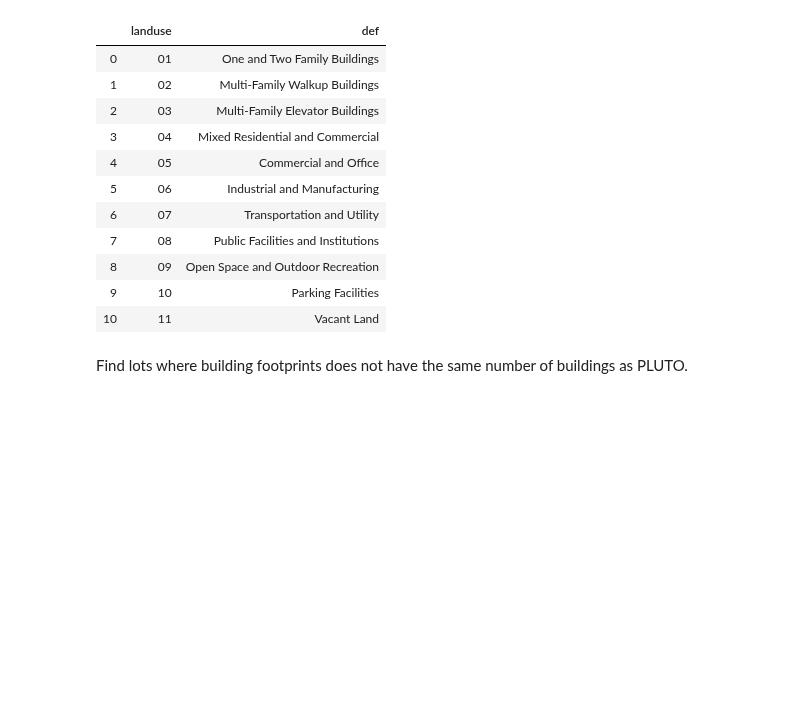
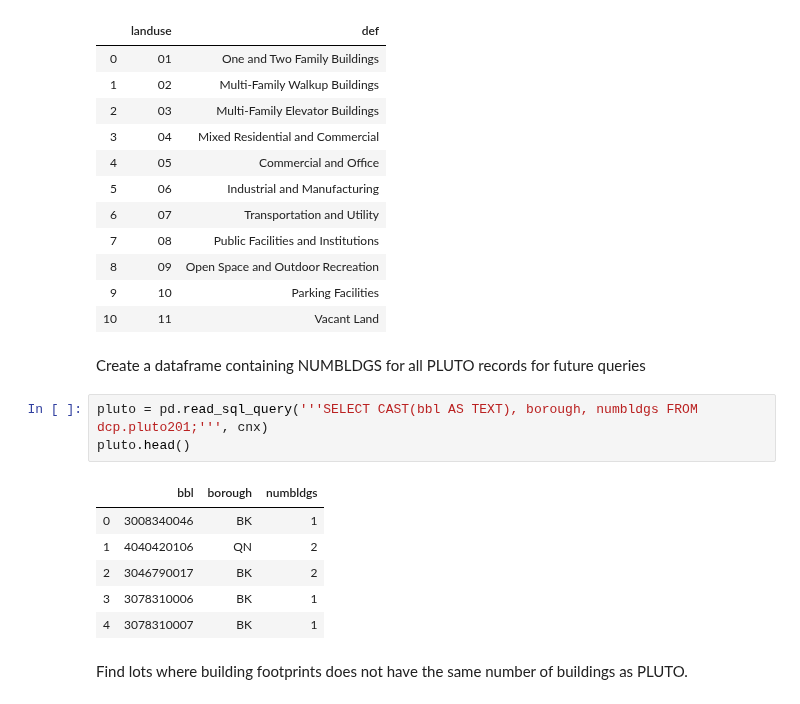
Before and after one commit to NYCPlanning/ann, a Jupyter notebook: numbldgs 2020-03/notebooks/NumBldgs from Building Footprints.ipynb, the cells around one changed output. Saved outputs shown, nothing was run; the diff lists cells and outputs as text; blank space fills up the shorter version.

```diff
--- a/numbldgs 2020-03/notebooks/NumBldgs from Building Footprints.ipynb
+++ b/numbldgs 2020-03/notebooks/NumBldgs from Building Footprints.ipynb
@@ -31,6 +31,18 @@ landuse_def
 | 8 | 09 | Open Space and Outdoor Recreation |
 | 9 | 10 | Parking Facilities |
 | 10 | 11 | Vacant Land |
+# %% [markdown]
+Create a dataframe containing NUMBLDGS for all PLUTO records for future queries
+# %%
+pluto = pd.read_sql_query('''SELECT CAST(bbl AS TEXT), borough, numbldgs FROM dcp.pluto201;''', cnx)
+pluto.head()
+# %% [output]
+|  | bbl | borough | numbldgs |
+| 0 | 3008340046 | BK | 1 |
+| 1 | 4040420106 | QN | 2 |
+| 2 | 3046790017 | BK | 2 |
+| 3 | 3078310006 | BK | 1 |
+| 4 | 3078310007 | BK | 1 |
 # %% [markdown]
 Find lots where building footprints does not have the same number of buildings as PLUTO.
 # %%
```
Also changed, not shown: parts of 9 cells of this notebook, 2 other files.
